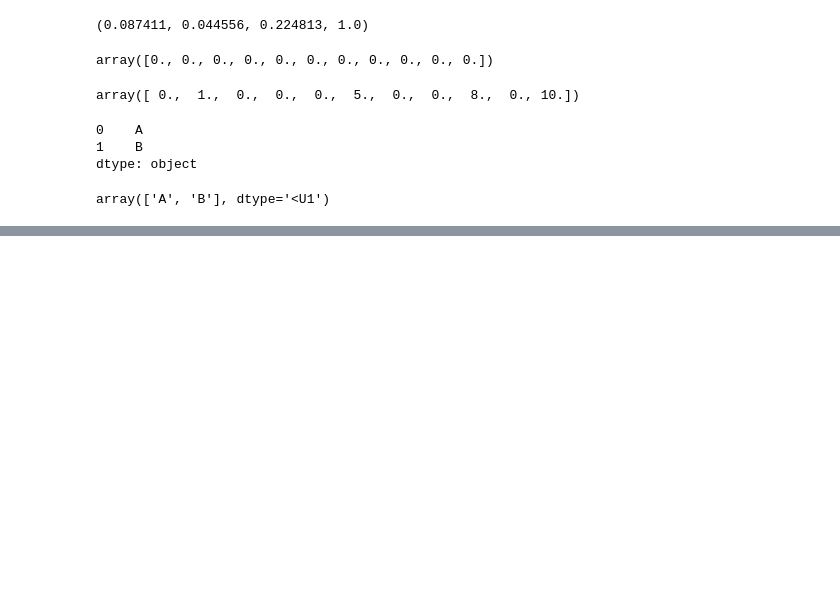
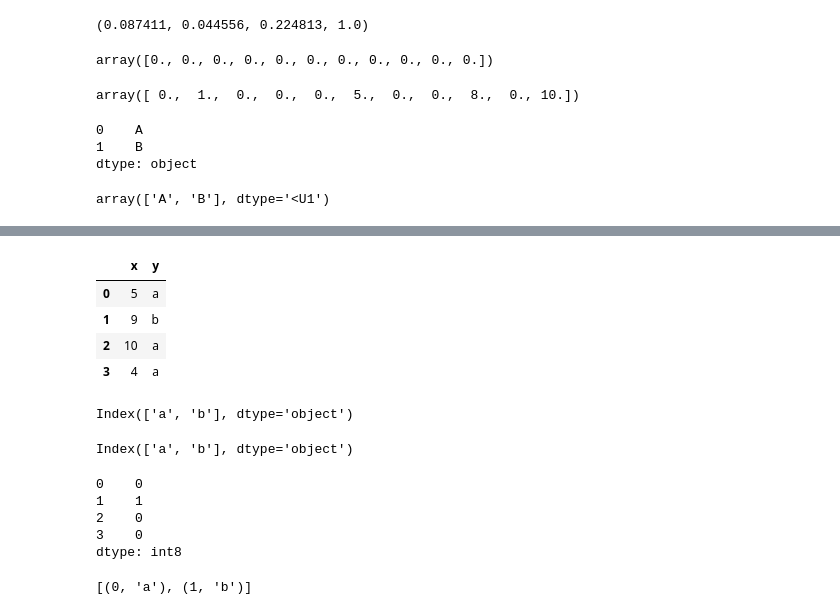
Before and after one commit to parrt/stratx, a Jupyter notebook: notebooks/playground.ipynb, the cells around one changed output, grey strips where cells are left out. Drawn from its saved outputs; the diff is of its cells as text; code cells hidden in the pictures; blank space fills up the shorter version.

```diff
--- a/notebooks/playground.ipynb
+++ b/notebooks/playground.ipynb
@@ -852,0 +869,33 @@ list(range(0,6))
+# %%
+df = pd.DataFrame(columns=['x','y'])
+df['x'] = np.array([5,9,10,4])
+df['y'] = np.array(['a','b','a','a'])
+df
+# %% [output]
+|  | x | y |
+| 0 | 5 | a |
+| 1 | 9 | b |
+| 2 | 10 | a |
+| 3 | 4 | a |
+# %%
+catencoders = df_string_to_cat(df)
+I = catencoders['y']
+I
+# %% [output]
+Index(['a', 'b'], dtype='object')
+# %%
+I.get_level_values(level=0)
+# %% [output]
+Index(['a', 'b'], dtype='object')
+# %%
+df['y'].cat.codes
+# %% [output]
+0    0
+1    1
+2    0
+3    0
+dtype: int8
+# %%
+list(enumerate(df['y'].cat.categories))
+# %% [output]
+[(0, 'a'), (1, 'b')]
```
Also changed, not shown: parts of 4 cells of this notebook, 2 other files.
